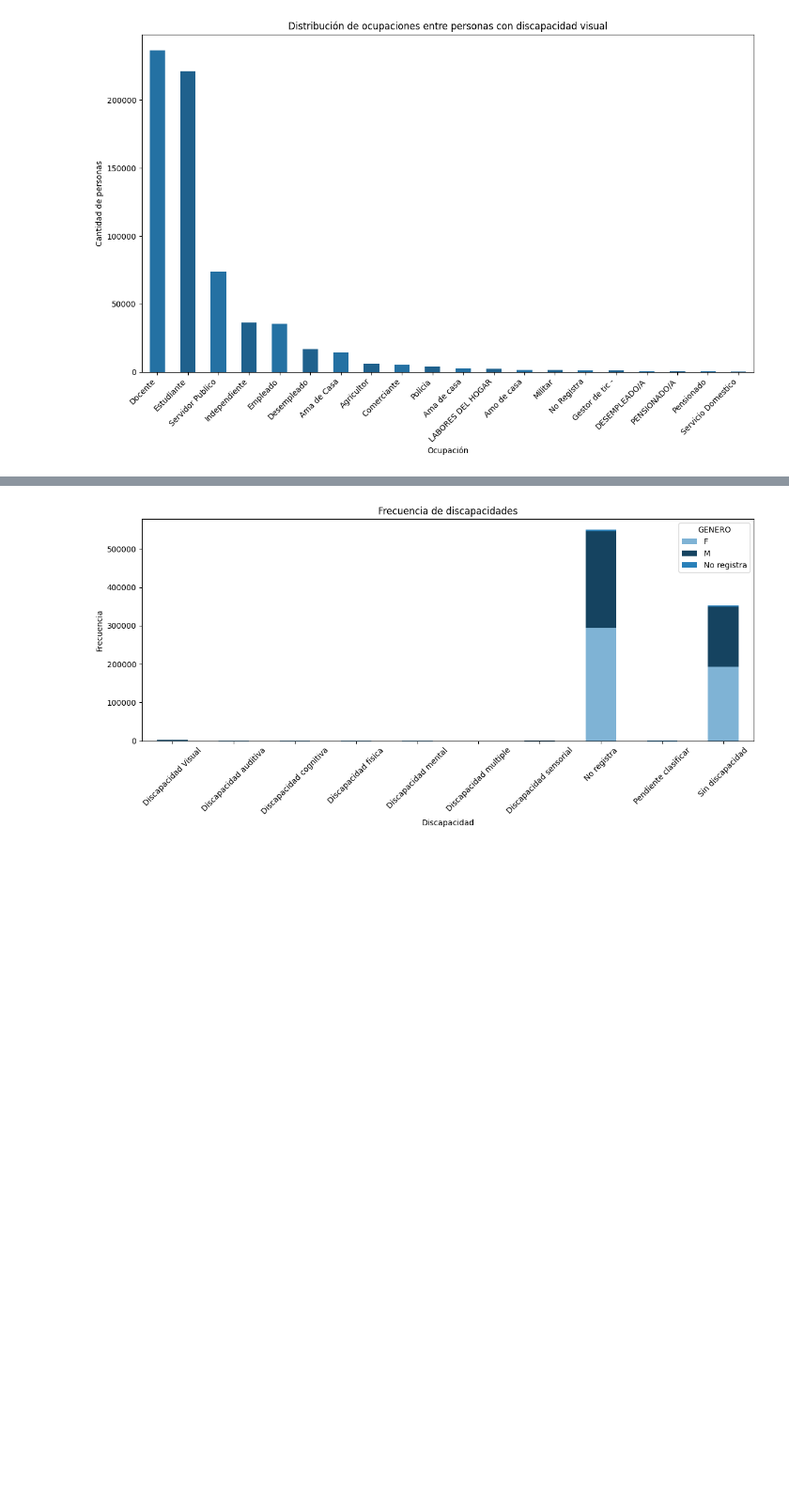
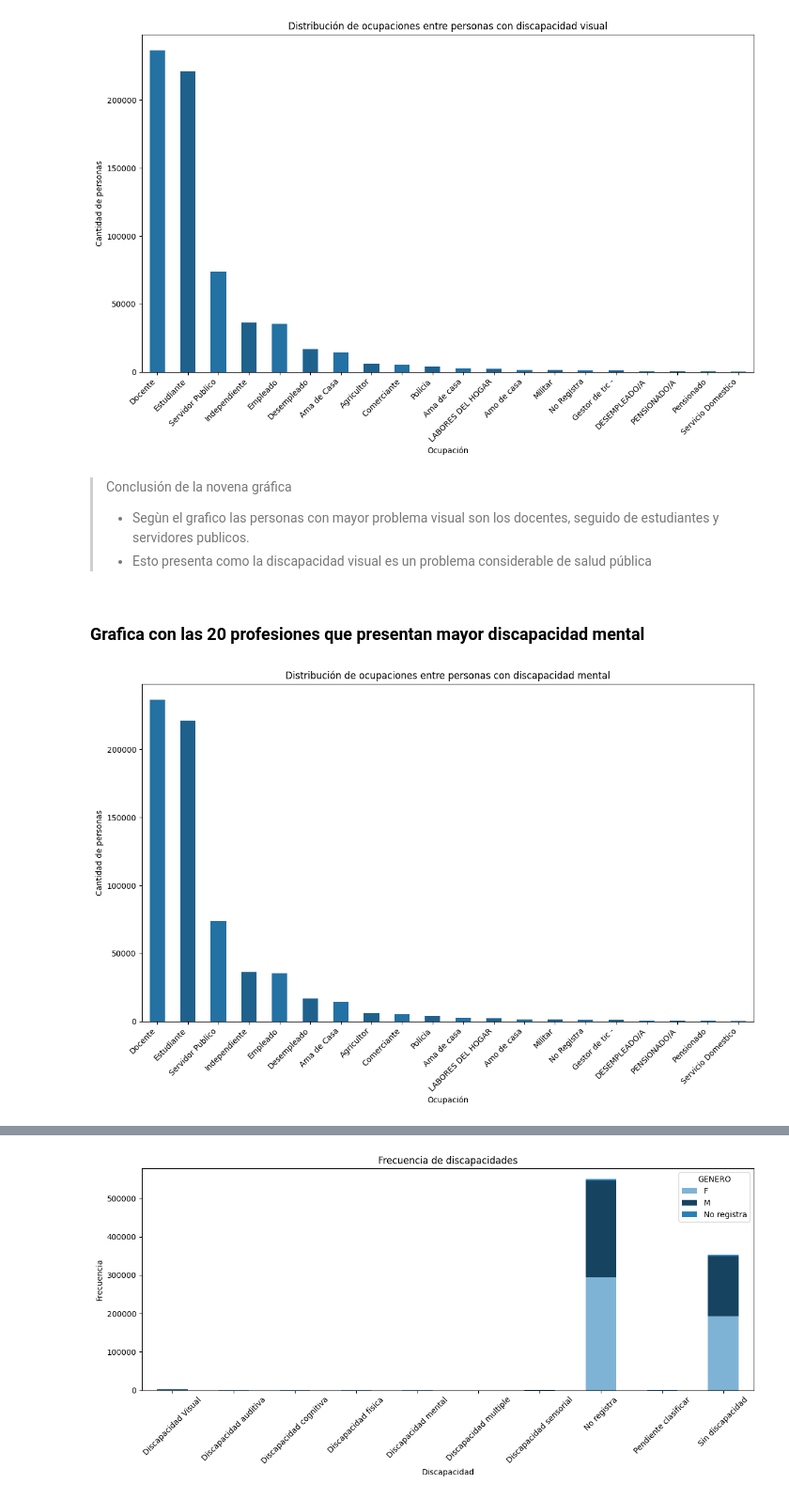
Before and after one commit to Dalivi83/analisisyvisualizaciondata, a Jupyter notebook: Laboratorio3.ipynb, the cells around one changed output, grey strips where cells are left out. Shown at 94% size. Drawn from its saved outputs; the diff is of its cells as text; code cells hidden in the pictures; blank space fills up the shorter version.

```diff
--- a/Laboratorio3.ipynb
+++ b/Laboratorio3.ipynb
@@ -233,3 +312,29 @@ plt.tight_layout()
 plt.show()
 # %% [output]
 [figure]
+# %% [markdown]
+> Conclusión de la novena gráfica
+> * Segùn el grafico las personas con mayor problema visual son los docentes, seguido de estudiantes y servidores publicos.
+> * Esto presenta como la discapacidad visual es un problema considerable de salud pública
+# %% [markdown]
+### Grafica con las 20 profesiones que presentan mayor discapacidad mental
+# %%
+# Filtrar el DataFrame para obtener solo las personas con discapacidad visual
+df_discapacidad_visual = df_Ciudadania_digital[df_Ciudadania_digital['DISCAPACIDAD'] == 'Discapacidad Mental']
+# Contar la cantidad de personas en cada ocupación
+ocupacion_counts = df_Ciudadania_digital['OCUPACION'].value_counts().head(20)
+# Colores proporcionados
+colores = ['#2471A3', '#1F618D']
+# Crear el gráfico de barras
+plt.figure(figsize=(12, 8))
+ax = ocupacion_counts.plot(kind='bar', color=colores)
+# Personalizar el gráfico
+plt.title('Distribución de ocupaciones entre personas con discapacidad mental')
+plt.xlabel('Ocupación')
+plt.ylabel('Cantidad de personas')
+plt.xticks(rotation=45, ha='right')
+plt.tight_layout()
+# Mostrar el gráfico
+plt.show()
+# %% [output]
+[figure, added]
```
Also changed, not shown: parts of 37 cells of this notebook.
